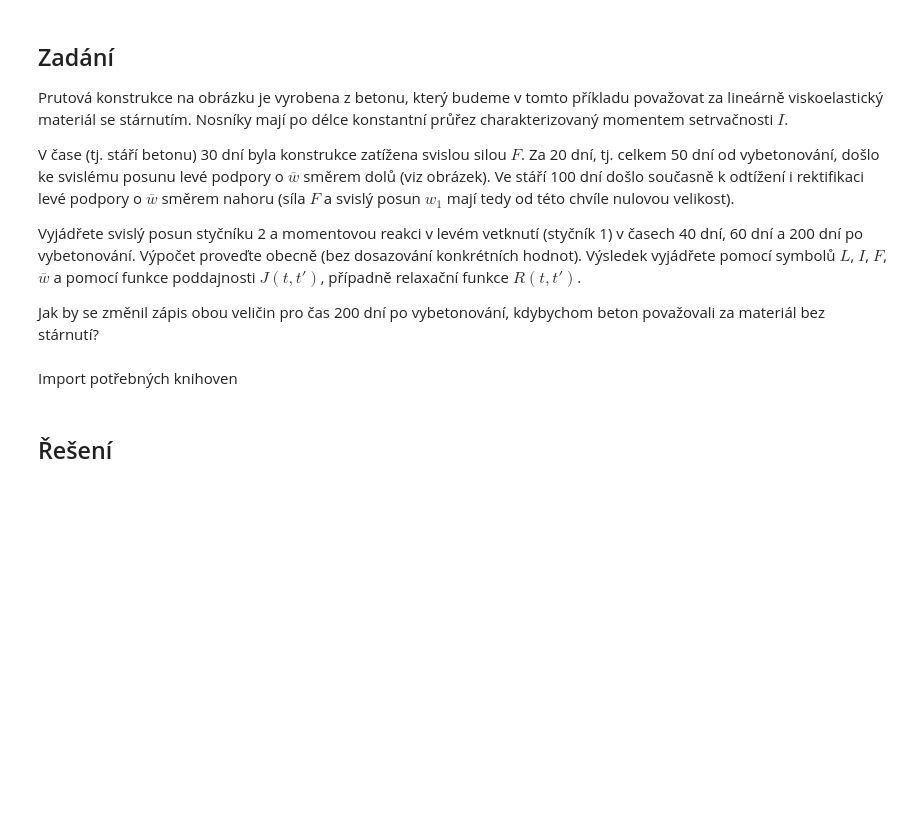
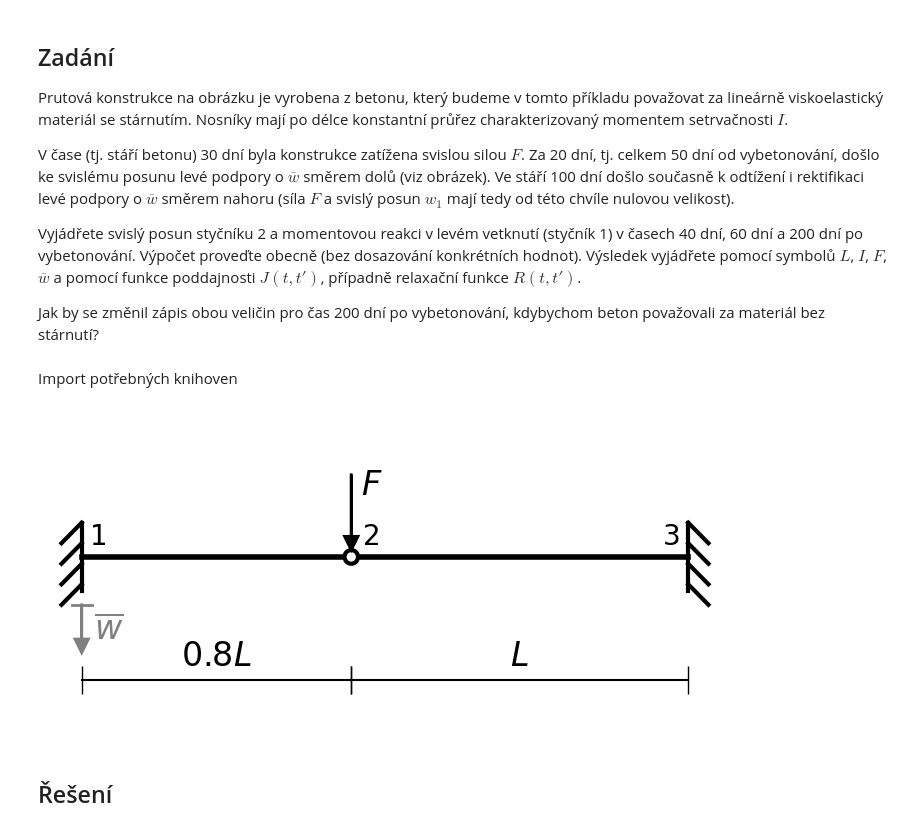
Before and after one commit to Doda1979/PRPM, a Jupyter notebook: Viskoelasticita_konstrukce.ipynb, the cells around one changed output. Cells and saved outputs as stored; diff of their text form; code cells hidden in the pictures; blank space fills up the shorter version.

```diff
--- a/Viskoelasticita_konstrukce.ipynb
+++ b/Viskoelasticita_konstrukce.ipynb
@@ -39,3 +39,90 @@ import sympy as smp
+# %%
+# Tato buňka slouží pouze pro vykreslení zadaného nosníku a nijak nesouvisí s řešením příkladu
+# Picture
+fig, ax = plt.subplots(figsize=(10, 4))
+
+# Beam - nodes
+x1, y1 = 0, 0
+x2, y2 = 4, 0
+x3, y3 = 9, 0
+
+# Beam - lines
+ax.plot([x1, x2 - 0.15], [y1, y2], 'k-', linewidth=4)  # První část nosníku
+ax.plot([x2 + 0.15, x3], [y2, y3], 'k-', linewidth=4)  # Druhá část nosníku
+
+# Support 1
+# nodes
+x11, y11 = 0, 0.5
+x12, y12 = 0, -0.5
+x13, y13 = -0.3, 0.2
+x14, y14 = 0, 0.2
+x15, y15 = -0.3, -0.1
+x16, y16 = 0, -0.1
+x17, y17 = -0.3, -0.4
+x18, y18 = 0, -0.4
+x19, y19 = -0.3, -0.7
+# lines
+ax.plot([x11, x12], [y11, y12], 'k-', linewidth=3)
+ax.plot([x13, x11], [y13, y11], 'k-', linewidth=3)
+ax.plot([x15, x14], [y15, y14], 'k-', linewidth=3)
+ax.plot([x17, x16], [y17, y16], 'k-', linewidth=3)
+ax.plot([x19, x18], [y19, y18], 'k-', linewidth=3)
+# label
+ax.text(x1 + 0.25, y1 + 0.5, "1", ha='center', va='top', fontsize=20)
+
+# Support 3
+# nodes
+x31, y31 = 9, 0.5
+x32, y32 = 9, -0.5
+x33, y33 = 9.3, 0.2
+x34, y34 = 9, 0.2
+x35, y35 = 9.3, -0.1
+x36, y36 = 9, -0.1
+x37, y37 = 9.3, -0.4
+x38, y38 = 9, -0.4
+x39, y39 = 9.3, -0.7
+# lines
+ax.plot([x31, x32], [y31, y32], 'k-', linewidth=3)
+ax.plot([x33, x31], [y33, y31], 'k-', linewidth=3)
+ax.plot([x35, x34], [y35, y34], 'k-', linewidth=3)
+ax.plot([x37, x36], [y37, y36], 'k-', linewidth=3)
+ax.plot([x39, x38], [y39, y38], 'k-', linewidth=3)
+# label
+ax.text(x3 - 0.25, y3 + 0.5, "3", ha='center', va='top', fontsize=20)
+
+# Support 2
+circle = patches.Circle((4, 0), 0.1, edgecolor='black', fill=False, linewidth=3)  # empty circle
+ax.add_patch(circle)
+# label
+ax.text(x2 + 0.3, y2 + 0.5, "2", ha='center', va='top', fontsize=20)
+
+# force F
+ax.arrow(4, 1.2, 0, -0.9, head_width=0.2, head_length=0.2, fc='black', ec='black', linewidth=2)
+ax.text(4.3, 0.8, "$F$", ha='center', va='bottom', fontsize=24)
+
+# support displacement
+ax.arrow(0, -0.7, 0, -0.5, head_width=0.2, head_length=0.2, fc='grey', ec='grey', linewidth=2)
+ax.plot([-0.15, 0.15], [-0.7, -0.7], 'k-', linewidth=2, color='grey')
+ax.text(0.4, -1.3, r"$\overline{w}$", ha='center', va='bottom', fontsize=24, color='grey')
+
+# Dimension lines
+# part 12
+ax.plot([x1, x2], [-1.8, -1.8], 'k-', marker='|', markersize=20)
+ax.text(x2/2, -1.7, r"$0.8 L$", ha='center', va='bottom', fontsize=24)
+
+# part 23
+ax.plot([x2, x3], [-1.8, -1.8], 'k-', marker='|', markersize=20)
+ax.text((x2 + x3)/2, -1.7, "$L$", ha='center', va='bottom', fontsize=24)
+
+# Set limits and hide axes
+ax.set_xlim(-0.5, 11)
+ax.set_ylim(-2.5, 2)
+ax.axis('off')
+
+# Show plot
+plt.show()
+# %% [output]
+[figure, added]
 # %% [markdown]
 ## Řešení
 # %% [markdown]
```
Also changed, not shown: parts of 3 cells of this notebook.
